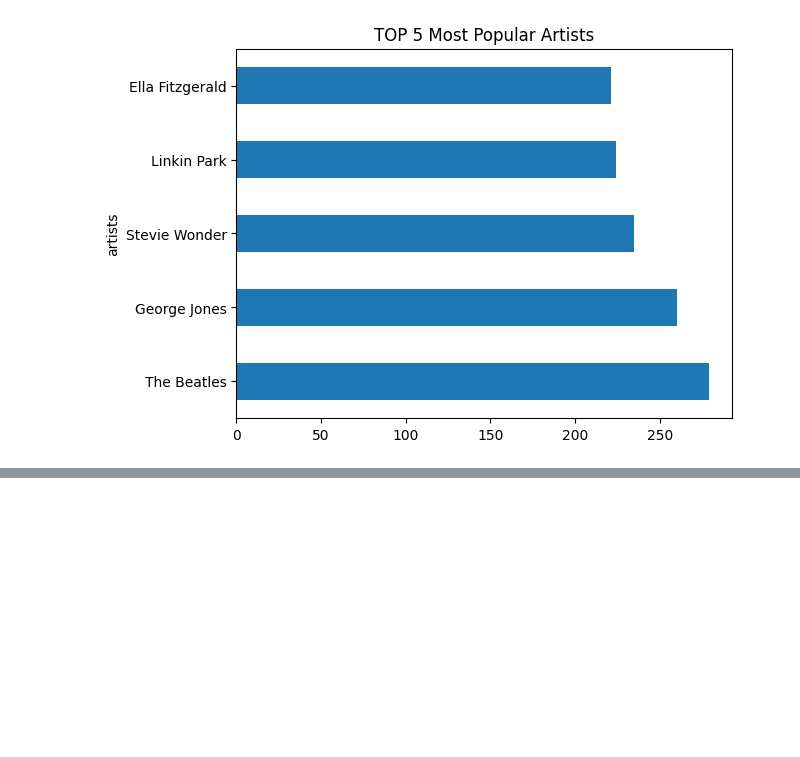
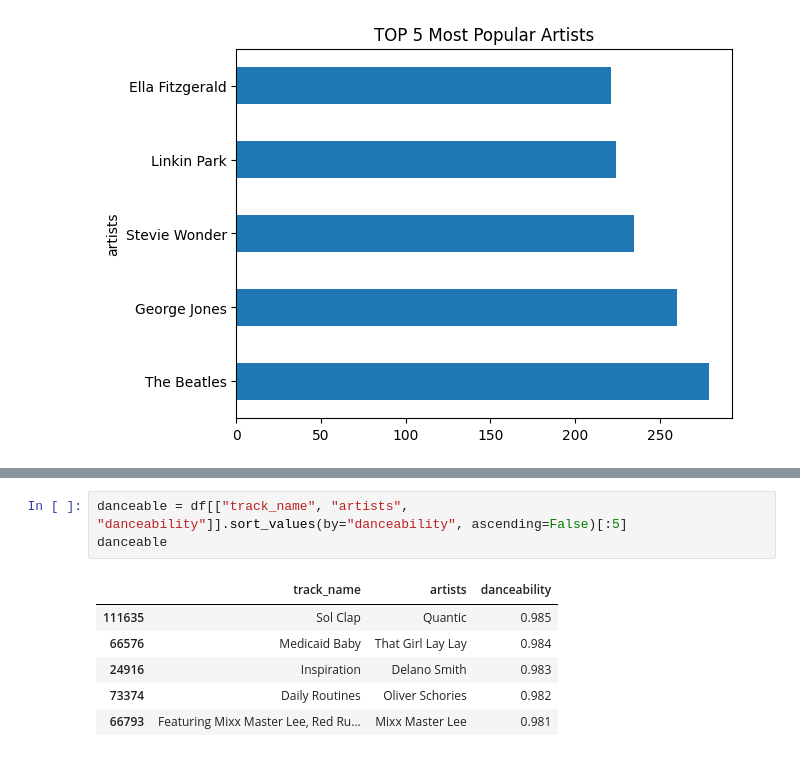
Before and after one commit to FacundoCardozo5/Nuevo-repo, a Jupyter notebook: notebooks/spoti.ipynb, the cells around one changed output, grey strips where cells are left out. Drawn from its saved outputs; the diff is of its cells as text; blank space fills up the shorter version.

```diff
--- a/notebooks/spoti.ipynb
+++ b/notebooks/spoti.ipynb
@@ -123,0 +156,10 @@ plt.show()
+# %%
+danceable = df[["track_name", "artists", "danceability"]].sort_values(by="danceability", ascending=False)[:5]
+danceable
+# %% [output]
+|  | track_name | artists | danceability |
+| 111635 | Sol Clap | Quantic | 0.985 |
+| 66576 | Medicaid Baby | That Girl Lay Lay | 0.984 |
+| 24916 | Inspiration | Delano Smith | 0.983 |
+| 73374 | Daily Routines | Oliver Schories | 0.982 |
+| 66793 | Featuring Mixx Master Lee, Red Ru... | Mixx Master Lee | 0.981 |
```
Also changed, not shown: parts of 5 cells of this notebook.
